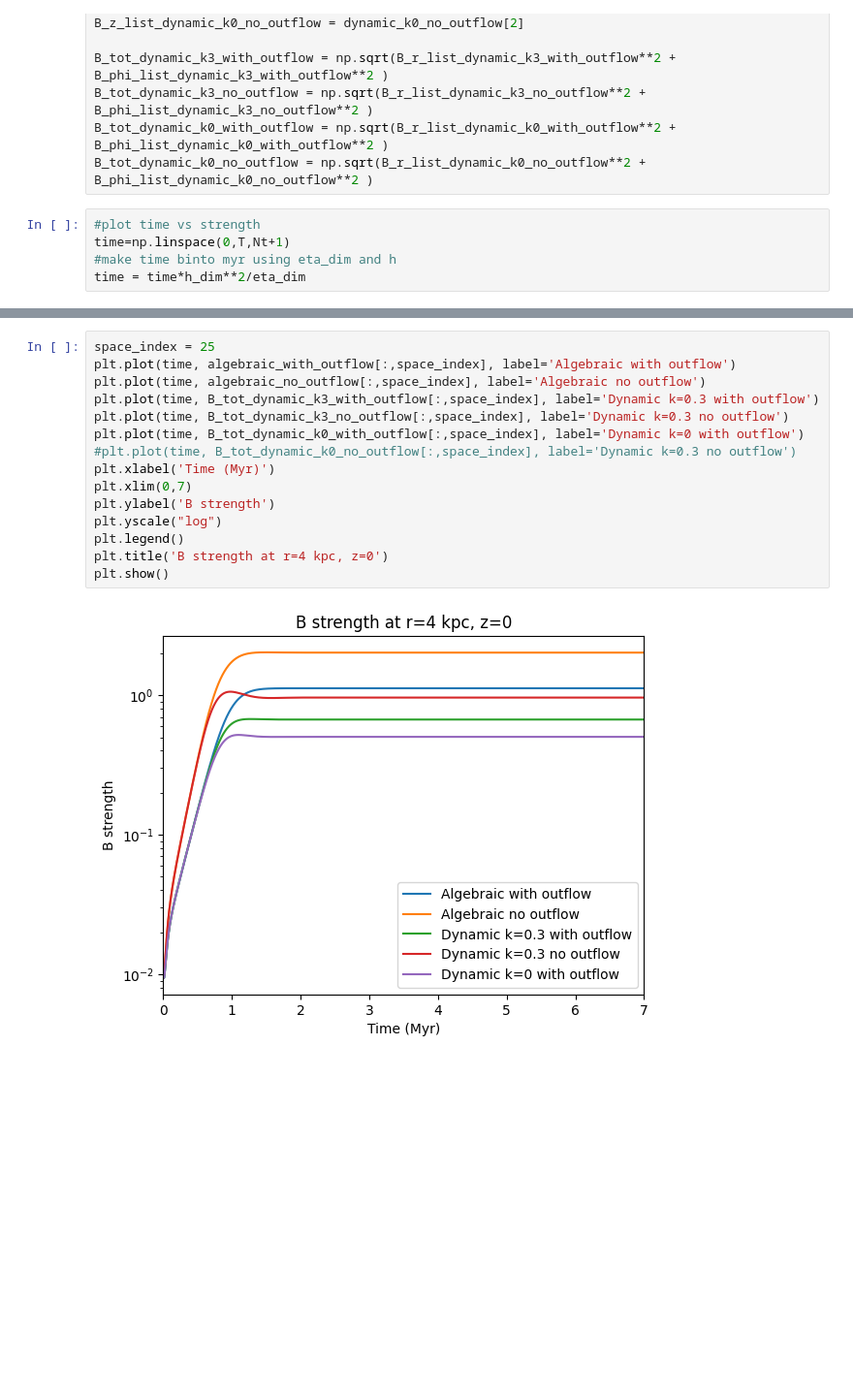
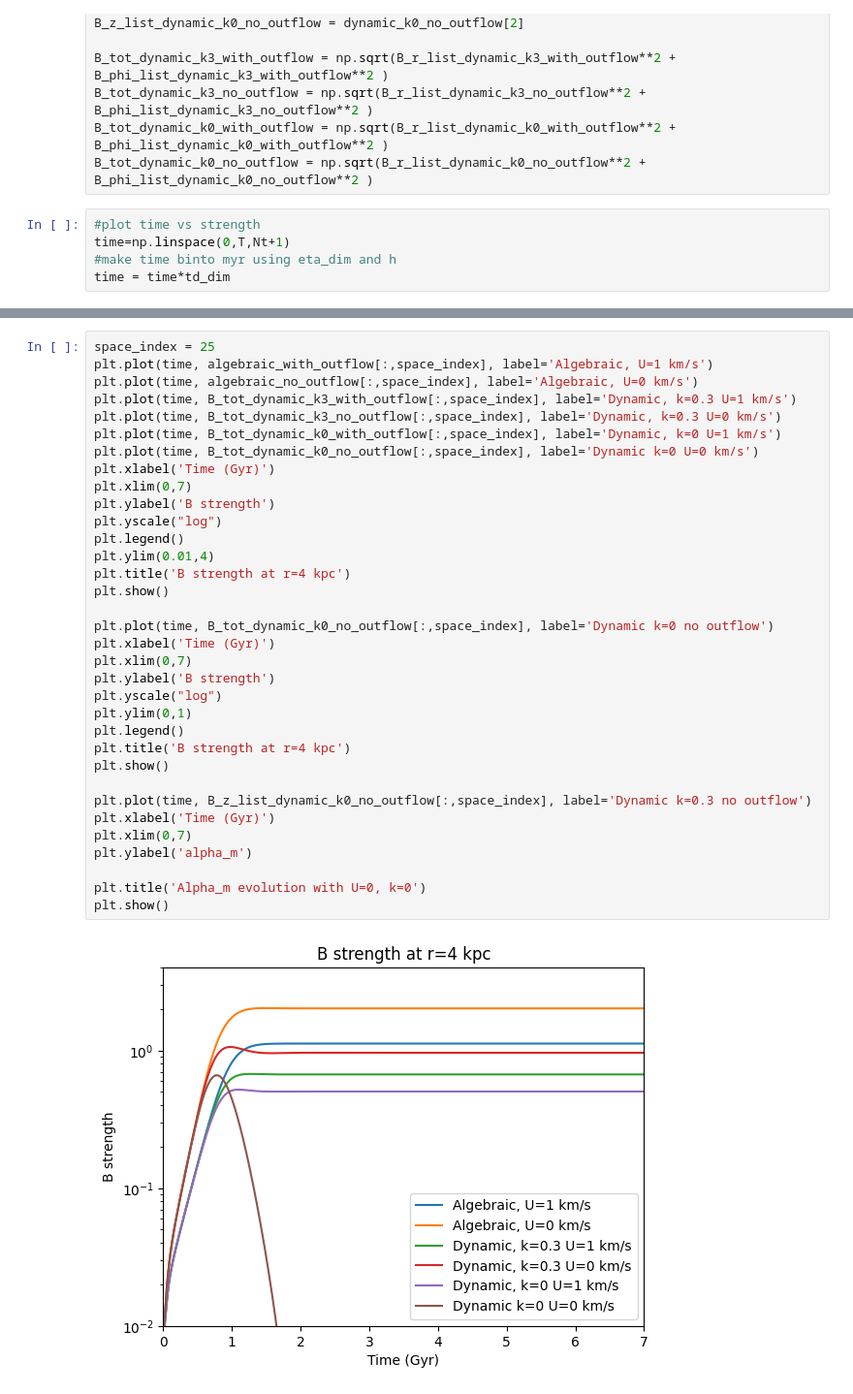
Before and after one commit to gayathri2011067/Summer-24-halo-magnetic-field, a Jupyter notebook: 2014/data/plots.ipynb, the cells around one changed output, grey strips where cells are left out. Shown: that part at 97% size. Saved outputs shown, nothing was run; the diff lists cells and outputs as text; blank space fills up the shorter version.

```diff
--- a/2014/data/plots.ipynb
+++ b/2014/data/plots.ipynb
@@ -65,7 +65,7 @@ B_tot_dynamic_k0_no_outflow = np.sqrt(B_r_list_dynamic_k0_no_outflow**2 + B_phi_
 #plot time vs strength
 time=np.linspace(0,T,Nt+1)
 #make time binto myr using eta_dim and h
-time = time*h_dim**2/eta_dim
+time = time*td_dim
 # %%
 print(np.shape(algebraic_no_outflow))
 print(np.shape(B_tot_dynamic_k0_no_outflow))
@@ -76,18 +78,37 @@ print(np.shape(time))
 (54001,)
 # %%
 space_index = 25
-plt.plot(time, algebraic_with_outflow[:,space_index], label='Algebraic with outflow')
-plt.plot(time, algebraic_no_outflow[:,space_index], label='Algebraic no outflow')
-plt.plot(time, B_tot_dynamic_k3_with_outflow[:,space_index], label='Dynamic k=0.3 with outflow')
-plt.plot(time, B_tot_dynamic_k3_no_outflow[:,space_index], label='Dynamic k=0.3 no outflow')
-plt.plot(time, B_tot_dynamic_k0_with_outflow[:,space_index], label='Dynamic k=0 with outflow')
-#plt.plot(time, B_tot_dynamic_k0_no_outflow[:,space_index], label='Dynamic k=0.3 no outflow')
-plt.xlabel('Time (Myr)')
+plt.plot(time, algebraic_with_outflow[:,space_index], label='Algebraic, U=1 km/s')
+plt.plot(time, algebraic_no_outflow[:,space_index], label='Algebraic, U=0 km/s')
+plt.plot(time, B_tot_dynamic_k3_with_outflow[:,space_index], label='Dynamic, k=0.3 U=1 km/s')
+plt.plot(time, B_tot_dynamic_k3_no_outflow[:,space_index], label='Dynamic, k=0.3 U=0 km/s')
+plt.plot(time, B_tot_dynamic_k0_with_outflow[:,space_index], label='Dynamic, k=0 U=1 km/s')
+plt.plot(time, B_tot_dynamic_k0_no_outflow[:,space_index], label='Dynamic k=0 U=0 km/s')
+plt.xlabel('Time (Gyr)')
 plt.xlim(0,7)
 plt.ylabel('B strength')
 plt.yscale("log")
 plt.legend()
-plt.title('B strength at r=4 kpc, z=0')
+plt.ylim(0.01,4)
+plt.title('B strength at r=4 kpc')
 plt.show()
+
+plt.plot(time, B_tot_dynamic_k0_no_outflow[:,space_index], label='Dynamic k=0 no outflow')
+plt.xlabel('Time (Gyr)')
+plt.xlim(0,7)
+plt.ylabel('B strength')
+plt.yscale("log")
+plt.ylim(0,1)
+plt.legend()
+plt.title('B strength at r=4 kpc')
+plt.show()
+
+plt.plot(time, B_z_list_dynamic_k0_no_outflow[:,space_index], label='Dynamic k=0.3 no outflow')
+plt.xlabel('Time (Gyr)')
+plt.xlim(0,7)
+plt.ylabel('alpha_m')
+
+plt.title('Alpha_m evolution with U=0, k=0')
+plt.show()
 # %% [output]
-[figure, old version]
+[figure, new version]
```
Also changed, not shown: parts of 2 cells of this notebook, 13 other files.
